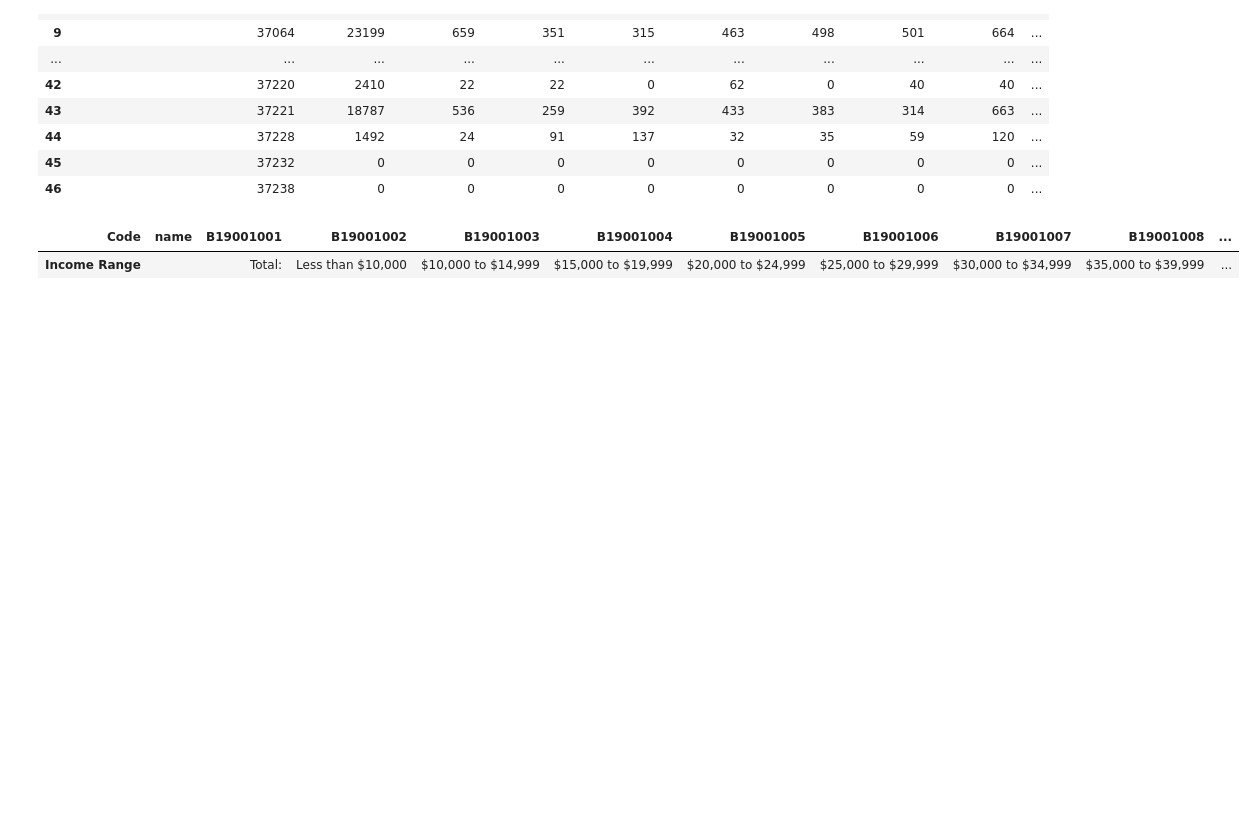
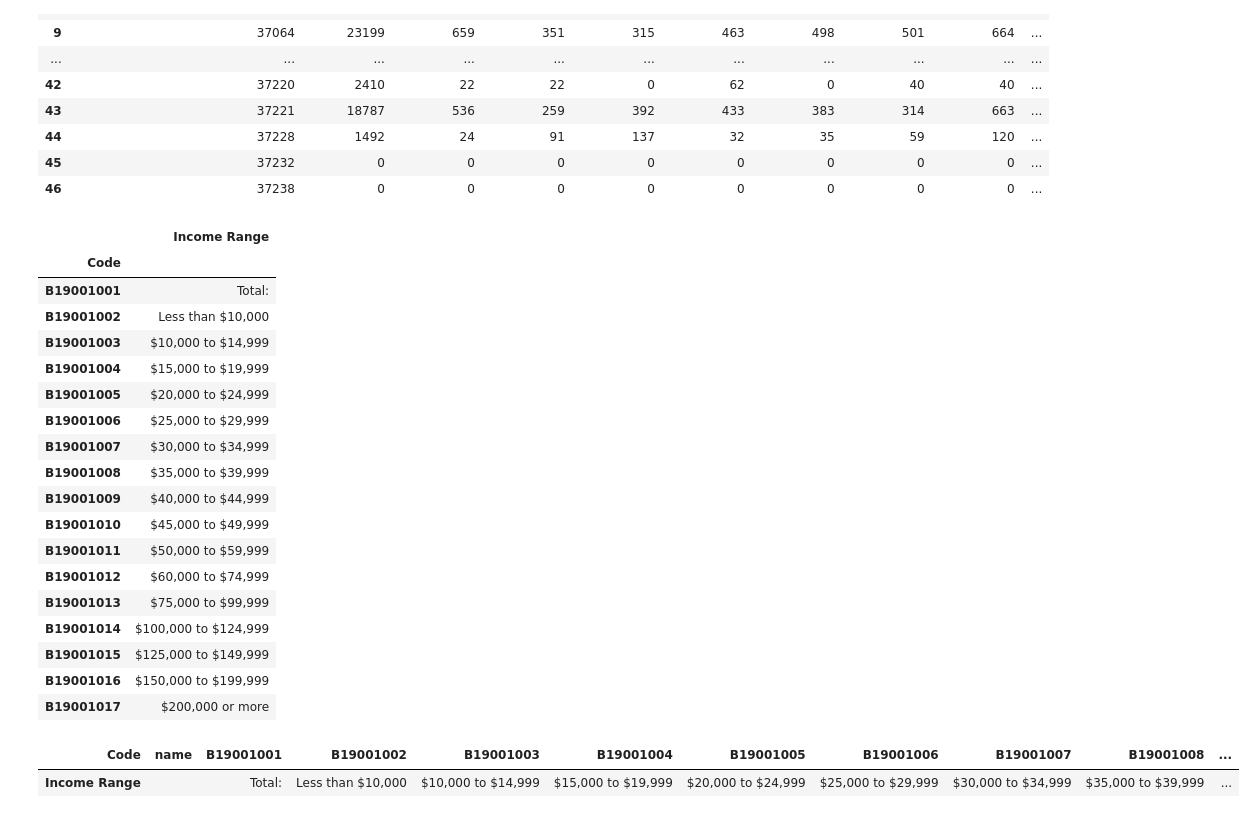
Before and after one commit to Shenderson9/Metro-Nashville-Police-Response-Times-Capstone, a Jupyter notebook: notebooks/TN_census_data_cleanup.ipynb, the cells around one changed output. Cells and saved outputs as stored; diff of their text form; code cells hidden in the pictures; blank space fills up the shorter version.

```diff
--- a/notebooks/TN_census_data_cleanup.ipynb
+++ b/notebooks/TN_census_data_cleanup.ipynb
@@ -92,40 +87,61 @@ json_data = {
                 },
                 "B19001014": {
                     "indent": 1,
                     "name": "$100,000 to $124,999"
                 },
                 "B19001015": {
                     "indent": 1,
                     "name": "$125,000 to $149,999"
                 },
                 "B19001016": {
                     "indent": 1,
                     "name": "$150,000 to $199,999"
                 },
                 "B19001017": {
                     "indent": 1,
                     "name": "$200,000 or more"
                 }
             },
             "denominator_column_id": "B19001001",
             "title": "Household Income in the Past 12 Months (In 2022 Inflation-adjusted Dollars)",
             "universe": "Households"
         }
     }
 }
 
-# Extract the relevant information from the JSON
+
 columns = json_data['tables']['B19001']['columns']
-data = {key: value['name'] for key, value in columns.items()}
+income_range = {key: value['name'] for key, value in columns.items()}
 
-# Convert to DataFrame
-income_data = pd.DataFrame(list(data.items()), columns=['Code', 'Income Range'])
+income_data = pd.DataFrame(list(income_range.items()), columns=['Code', 'Income Range'])
 income_data.set_index('Code',inplace=True)
-income_data = income_data.transpose()
-income_data.insert(0,'name','')
-income_data['name'] = ""
 income_data
 # %% [output]
-| Code | name | B19001001 | B19001002 | B19001003 | B19001004 | B19001005 | B19001006 | B19001007 | B19001008 | ... |
-| Income Range |  | Total: | Less than $10,000 | $10,000 to $14,999 | $15,000 to $19,999 | $20,000 to $24,999 | $25,000 to $29,999 | $30,000 to $34,999 | $35,000 to $39,999 | ... |
+|  | Income Range |
+| Code |  |
+| B19001001 | Total: |
+| B19001002 | Less than $10,000 |
+| B19001003 | $10,000 to $14,999 |
+| B19001004 | $15,000 to $19,999 |
+| B19001005 | $20,000 to $24,999 |
+| B19001006 | $25,000 to $29,999 |
+| B19001007 | $30,000 to $34,999 |
+| B19001008 | $35,000 to $39,999 |
+| B19001009 | $40,000 to $44,999 |
+| B19001010 | $45,000 to $49,999 |
+| B19001011 | $50,000 to $59,999 |
+| B19001012 | $60,000 to $74,999 |
+| B19001013 | $75,000 to $99,999 |
+| B19001014 | $100,000 to $124,999 |
+| B19001015 | $125,000 to $149,999 |
+| B19001016 | $150,000 to $199,999 |
+| B19001017 | $200,000 or more |
+# %%
+income_data_flip = income_data.transpose()
+income_data_flip.insert(0,'name','')
+income_data_flip['name'] = ""
+income_data_flip
+# %% [output]
+| Code | name | B19001001 | B19001002 | B19001003 | B19001004 | B19001005 | B19001006 | B19001007 | B19001008 | ... |
+| Income Range |  | Total: | Less than $10,000 | $10,000 to $14,999 | $15,000 to $19,999 | $20,000 to $24,999 | $25,000 to $29,999 | $30,000 to $34,999 | $35,000 to $39,999 | ... |
 # %%
```
Also changed, not shown: parts of 3 cells of this notebook, 4 other files.
